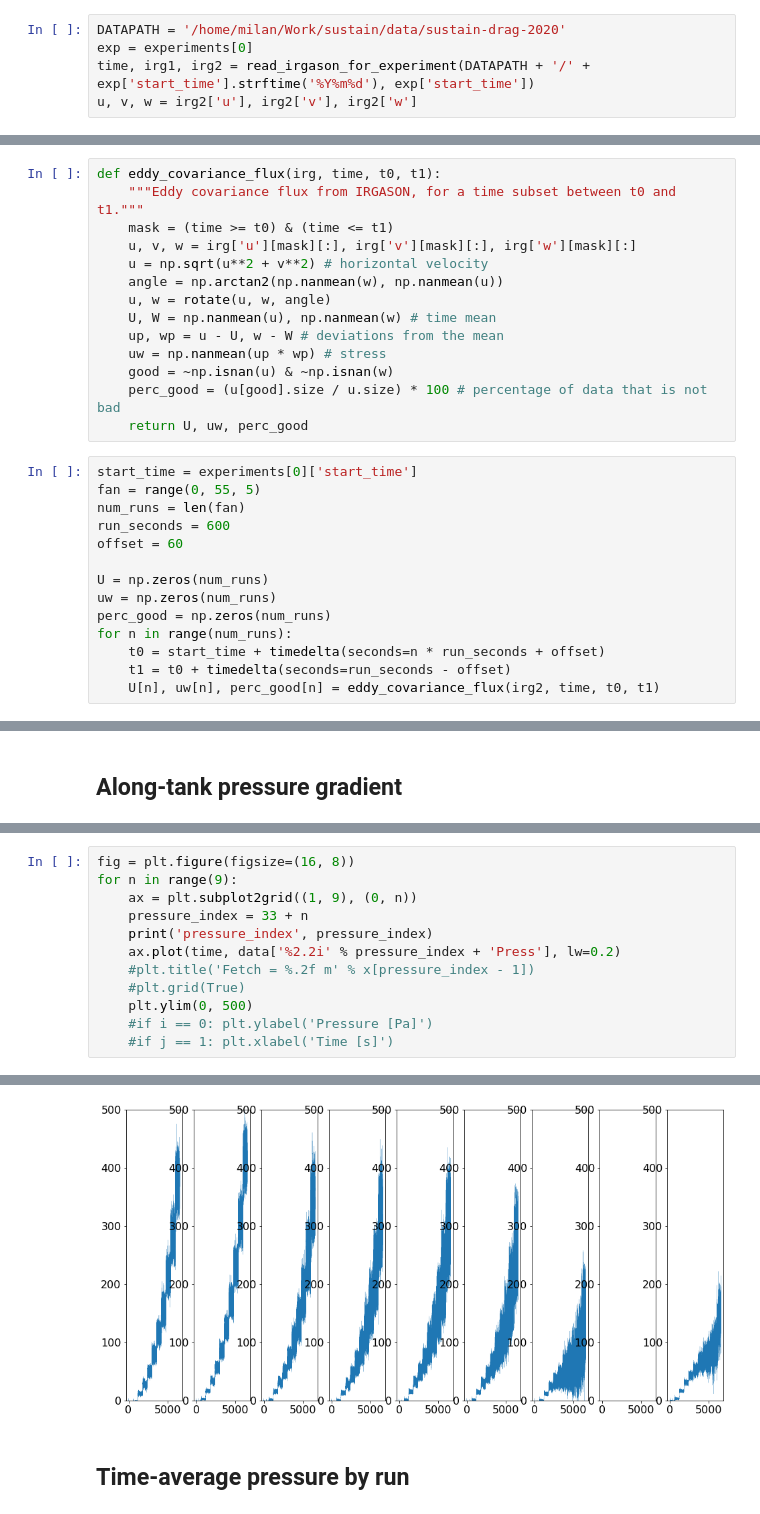
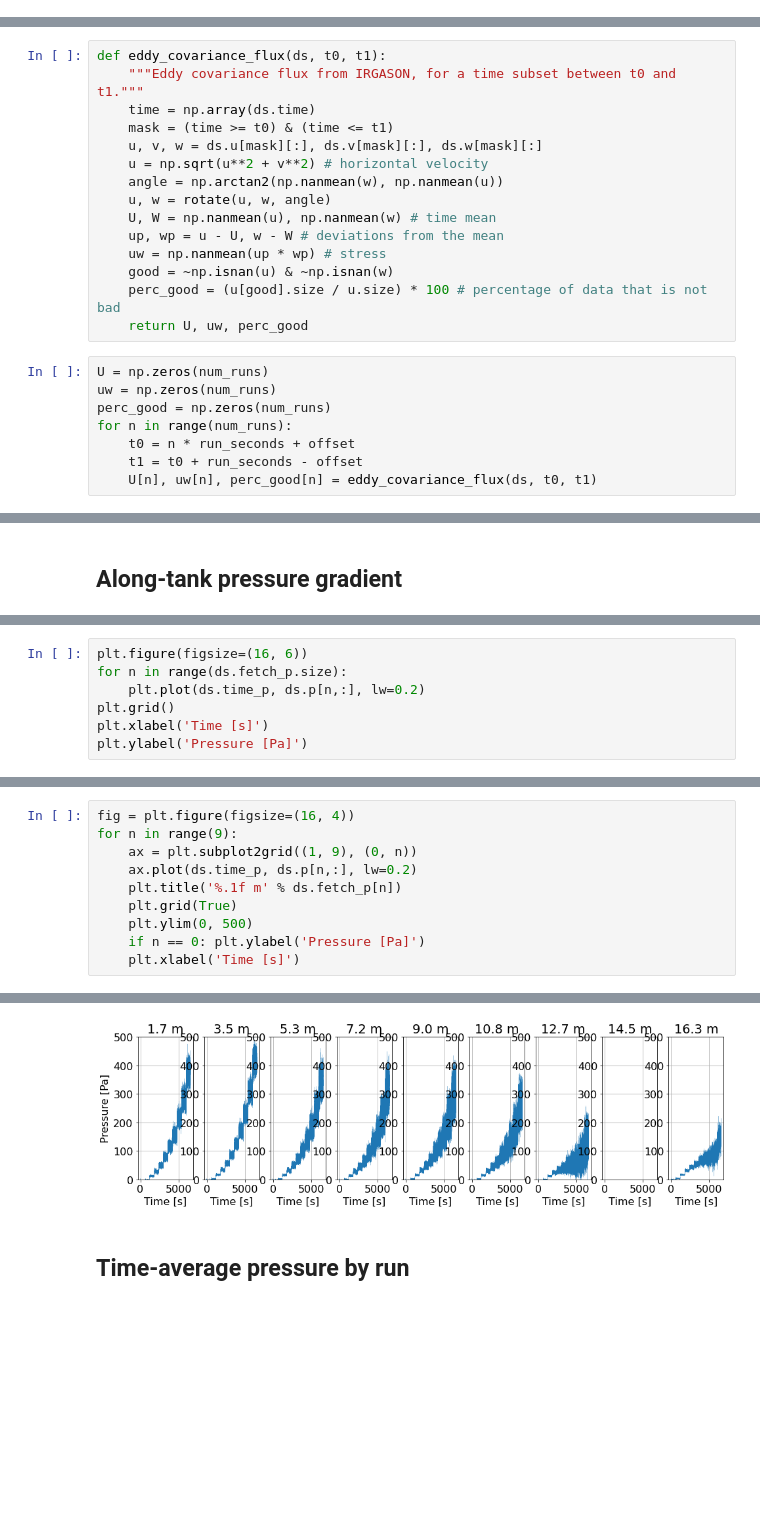
Before and after one commit to sustain-lab/sustain-drag-2020, a Jupyter notebook: momentum_budget_20201106.ipynb, the cells around one changed output, grey strips where cells are left out. Cells and saved outputs as stored; diff of their text form; blank space fills up the shorter version.

```diff
--- a/momentum_budget_20201106.ipynb
+++ b/momentum_budget_20201106.ipynb
@@ -69,5 +91,0 @@ labels = ['Wind only']
-# %%
-DATAPATH = '/home/milan/Work/sustain/data/sustain-drag-2020'
-exp = experiments[0]
-time, irg1, irg2 = read_irgason_for_experiment(DATAPATH + '/' + exp['start_time'].strftime('%Y%m%d'), exp['start_time'])
-u, v, w = irg2['u'], irg2['v'], irg2['w']
@@ -85,8 +108,9 @@ plt.plot(time, w, lw=0.2)
 # %%
-def eddy_covariance_flux(irg, time, t0, t1):
+def eddy_covariance_flux(ds, t0, t1):
     """Eddy covariance flux from IRGASON, for a time subset between t0 and t1."""
+    time = np.array(ds.time)
     mask = (time >= t0) & (time <= t1)
-    u, v, w = irg['u'][mask][:], irg['v'][mask][:], irg['w'][mask][:]
+    u, v, w = ds.u[mask][:], ds.v[mask][:], ds.w[mask][:]
     u = np.sqrt(u**2 + v**2) # horizontal velocity
     angle = np.arctan2(np.nanmean(w), np.nanmean(u))
     u, w = rotate(u, w, angle)
@@ -97,16 +121,10 @@ def eddy_covariance_flux(irg, time, t0, t1):
     perc_good = (u[good].size / u.size) * 100 # percentage of data that is not bad
     return U, uw, perc_good
 # %%
-start_time = experiments[0]['start_time']
-fan = range(0, 55, 5)
-num_runs = len(fan)
-run_seconds = 600
-offset = 60
-
 U = np.zeros(num_runs)
 uw = np.zeros(num_runs)
 perc_good = np.zeros(num_runs)
 for n in range(num_runs):
-    t0 = start_time + timedelta(seconds=n * run_seconds + offset)
-    t1 = t0 + timedelta(seconds=run_seconds - offset)
-    U[n], uw[n], perc_good[n] = eddy_covariance_flux(irg2, time, t0, t1)
+    t0 = n * run_seconds + offset
+    t1 = t0 + run_seconds - offset
+    U[n], uw[n], perc_good[n] = eddy_covariance_flux(ds, t0, t1)
@@ -155,0 +141,7 @@ No handles with labels found to put in legend.
+# %%
+plt.figure(figsize=(16, 6))
+for n in range(ds.fetch_p.size):
+    plt.plot(ds.time_p, ds.p[n,:], lw=0.2)
+plt.grid()
+plt.xlabel('Time [s]')
+plt.ylabel('Pressure [Pa]')
@@ -156,13 +151,11 @@ No handles with labels found to put in legend.
 # %%
-fig = plt.figure(figsize=(16, 8))
+fig = plt.figure(figsize=(16, 4))
 for n in range(9):
     ax = plt.subplot2grid((1, 9), (0, n))
-    pressure_index = 33 + n
-    print('pressure_index', pressure_index)
-    ax.plot(time, data['%2.2i' % pressure_index + 'Press'], lw=0.2)
-    #plt.title('Fetch = %.2f m' % x[pressure_index - 1])
-    #plt.grid(True)
+    ax.plot(ds.time_p, ds.p[n,:], lw=0.2)
+    plt.title('%.1f m' % ds.fetch_p[n])
+    plt.grid(True)
     plt.ylim(0, 500)
-    #if i == 0: plt.ylabel('Pressure [Pa]')
-    #if j == 1: plt.xlabel('Time [s]')
+    if n == 0: plt.ylabel('Pressure [Pa]')
+    plt.xlabel('Time [s]')
 # %% [output]
@@ -178,3 +162,3 @@ pressure_index 41
-[figure, old version]
+[figure, new version]
 # %% [markdown]
 ## Time-average pressure by run
```
Also changed, not shown: parts of 47 cells of this notebook.
